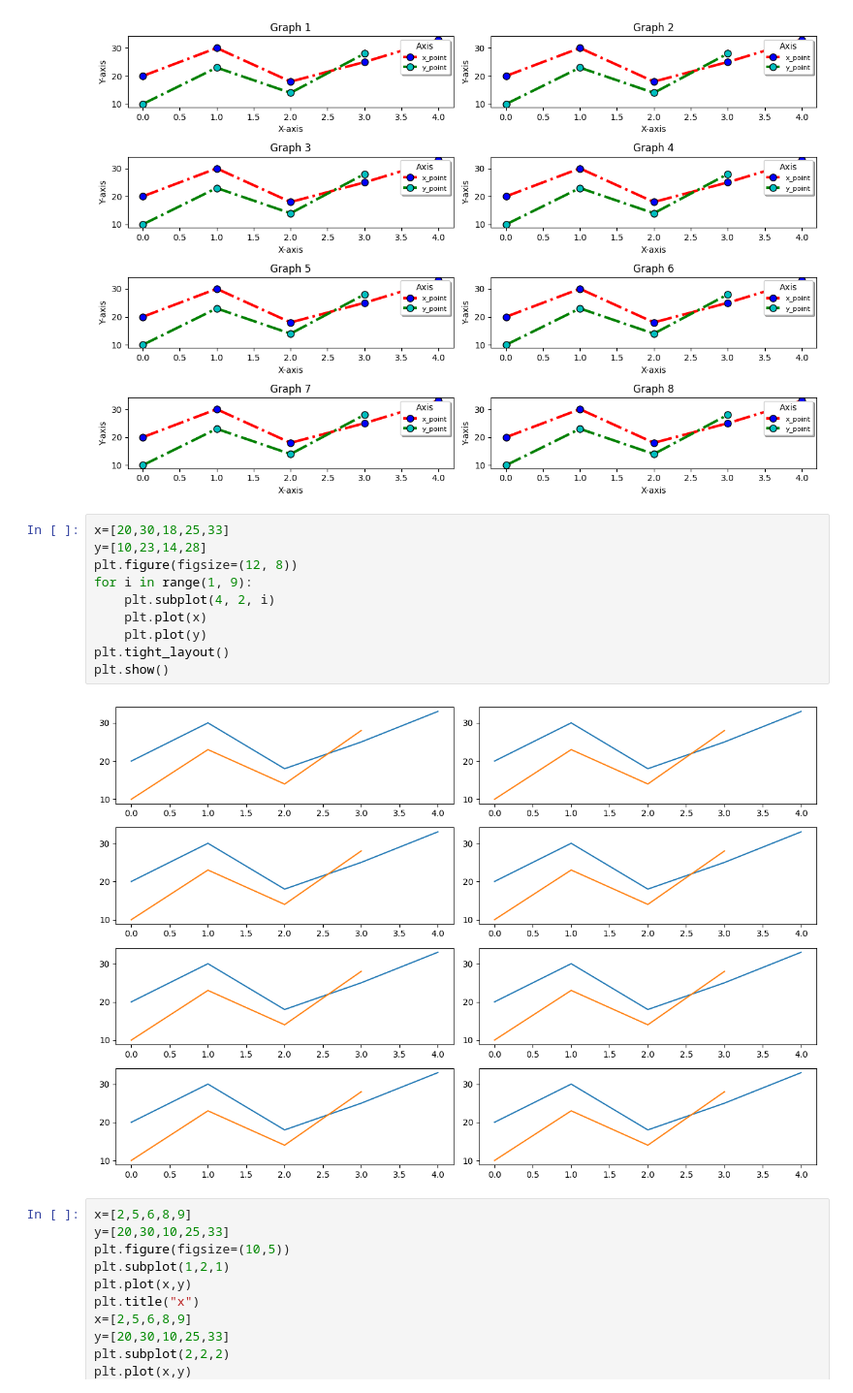
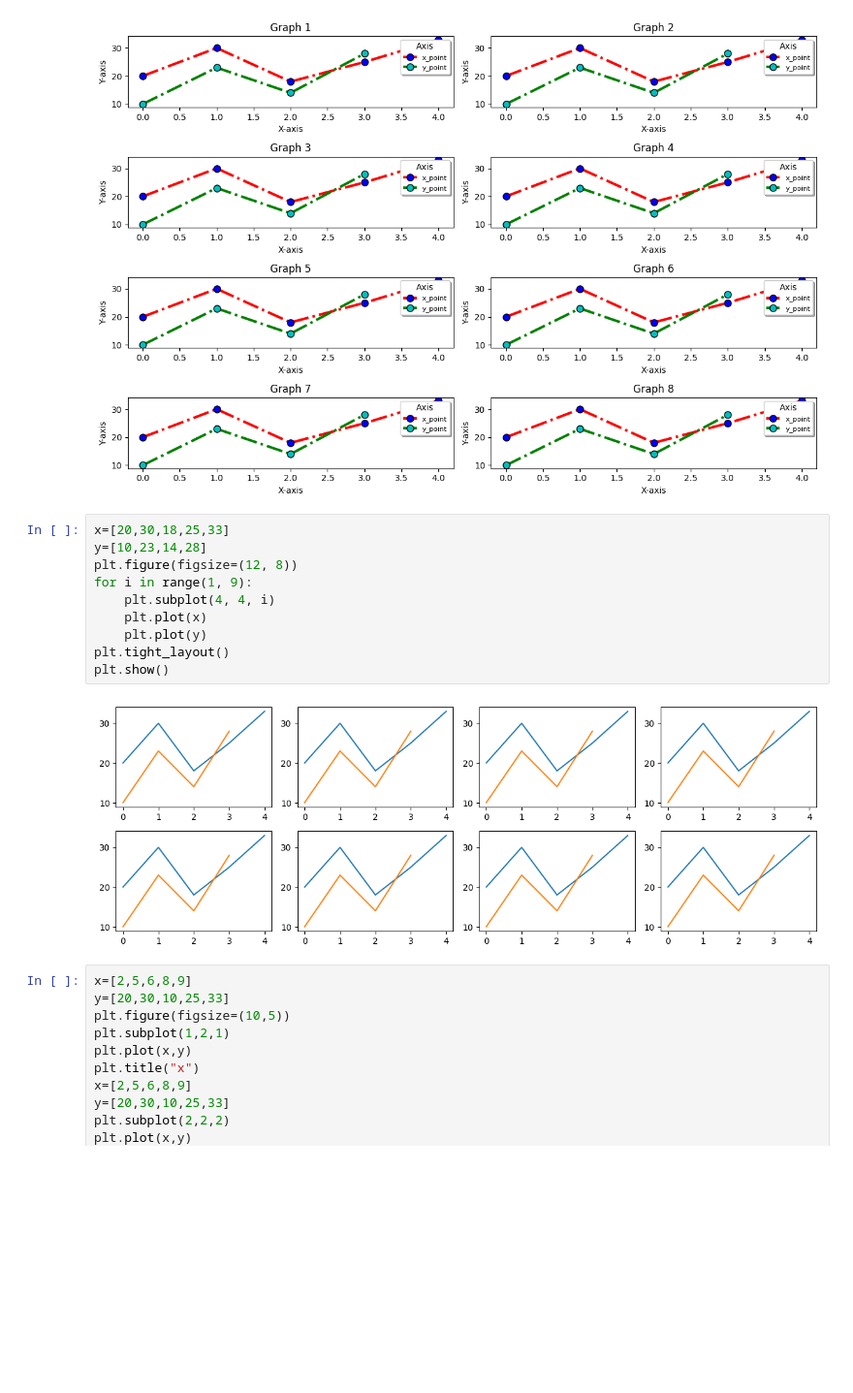
Before and after one commit to anjalaju/python, a Jupyter notebook: matplotlib/mattask.ipynb, the cells around one changed output. Shown: that part at 97% size. Drawn from its saved outputs; the diff is of its cells as text; blank space fills up the shorter version.

```diff
--- a/matplotlib/mattask.ipynb
+++ b/matplotlib/mattask.ipynb
@@ -20,15 +20,15 @@ plt.show()
 # %%
 x=[20,30,18,25,33]
 y=[10,23,14,28]
 plt.figure(figsize=(12, 8))
 for i in range(1, 9):
-    plt.subplot(4, 2, i)
+    plt.subplot(4, 4, i)
     plt.plot(x)
     plt.plot(y)
 plt.tight_layout()
 plt.show()
 # %% [output]
-[figure, old version]
+[figure, new version]
 # %%
 x=[2,5,6,8,9]
 y=[20,30,10,25,33]
```
Also changed, not shown: parts of 3 cells of this notebook, 4 other files.
